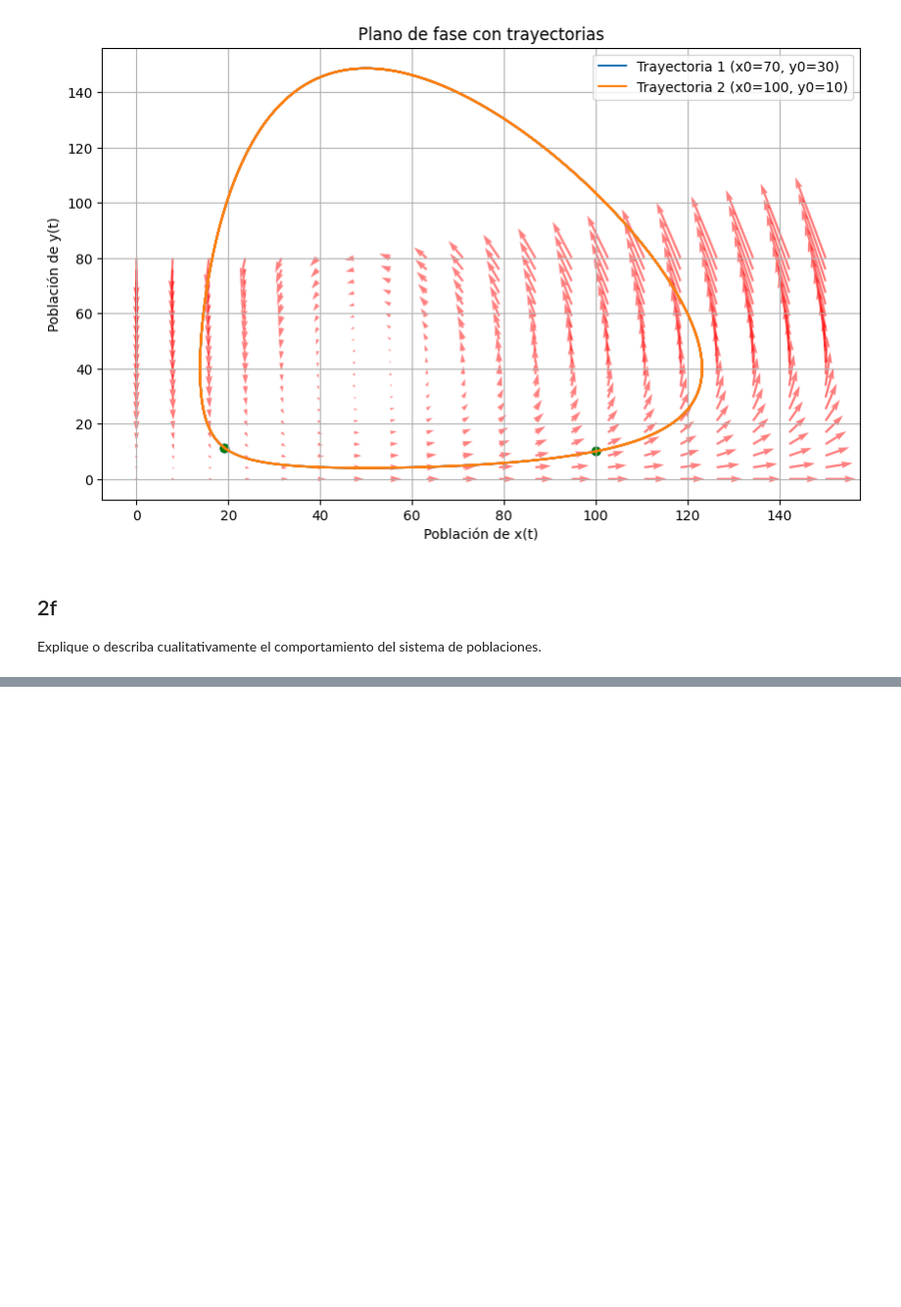
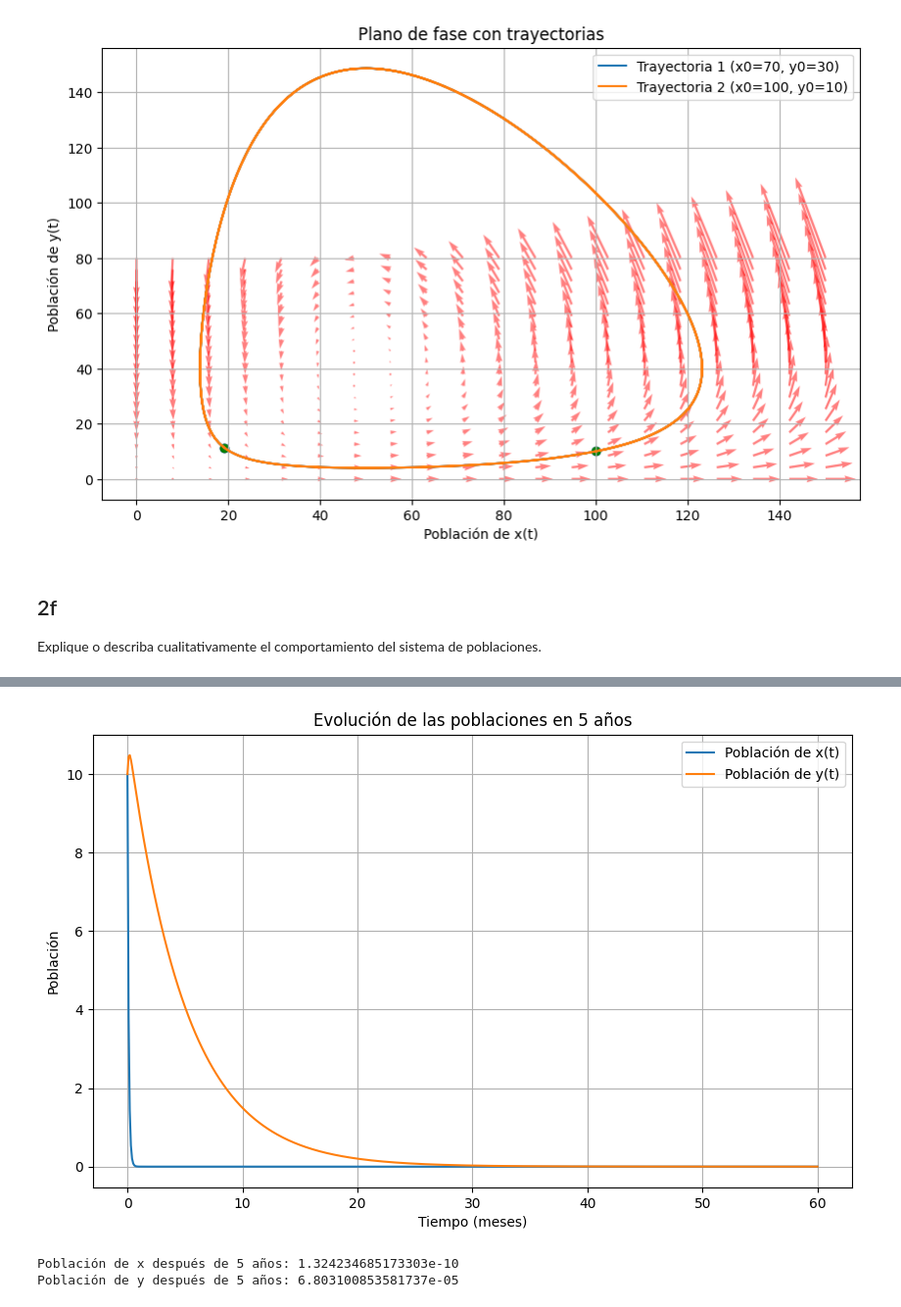
Before and after one commit to emiliosolanoo21/Runge-Kutta, a Jupyter notebook: runge-kutta.ipynb, the cells around one changed output, grey strips where cells are left out. Shown at 98% size. Cells and saved outputs as stored; diff of their text form; code cells hidden in the pictures; blank space fills up the shorter version.

```diff
--- a/runge-kutta.ipynb
+++ b/runge-kutta.ipynb
@@ -227,0 +302,24 @@ Como se mencionó anteriormente, las trayectorias ciclan alrededor del punto (50
+# %%
+y0 = [10, 10]
+t0 = 0
+tf = 60  # 5 años (60 meses)
+h = 0.1
+
+time, sol = rk4_system(f, y0, t0, tf, h)
+
+plt.figure(figsize=(10, 6))
+plt.plot(time, sol[:, 0], label='Población de x(t)')
+plt.plot(time, sol[:, 1], label='Población de y(t)')
+plt.title('Evolución de las poblaciones en 5 años')
+plt.xlabel('Tiempo (meses)')
+plt.ylabel('Población')
+plt.legend()
+plt.grid(True)
+plt.show()
+
+print(f"Población de x después de 5 años: {sol[-1, 0]}")
+print(f"Población de y después de 5 años: {sol[-1, 1]}")
+# %% [output]
+[figure, added]
+Población de x después de 5 años: 1.324234685173303e-10
+Población de y después de 5 años: 6.803100853581737e-05
```
Also changed, not shown: parts of 11 cells of this notebook.
